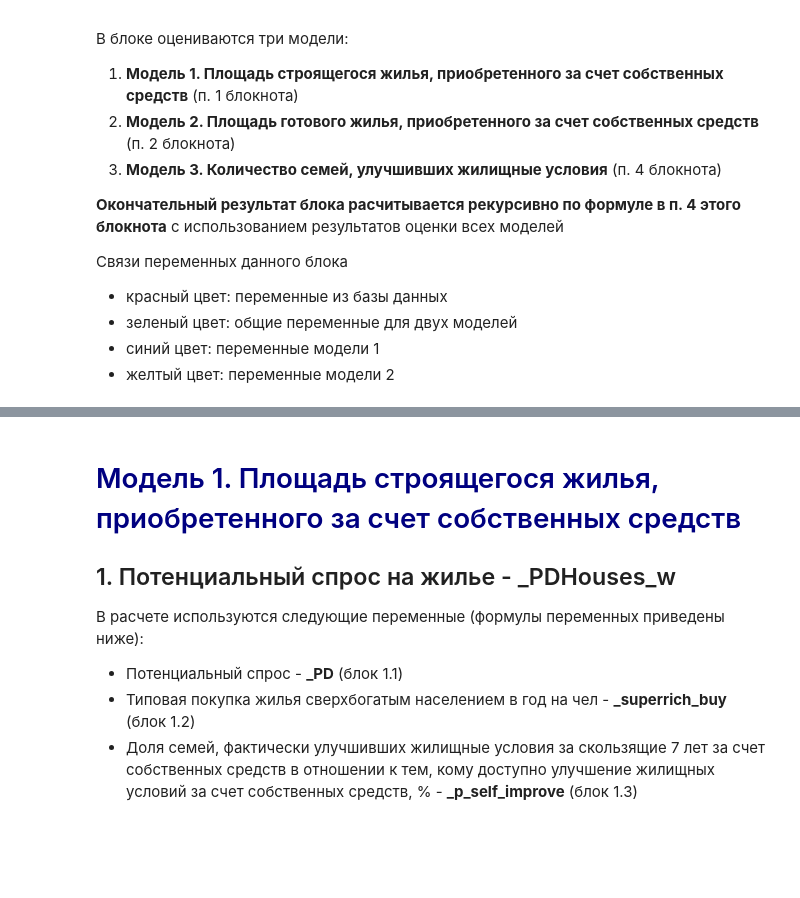
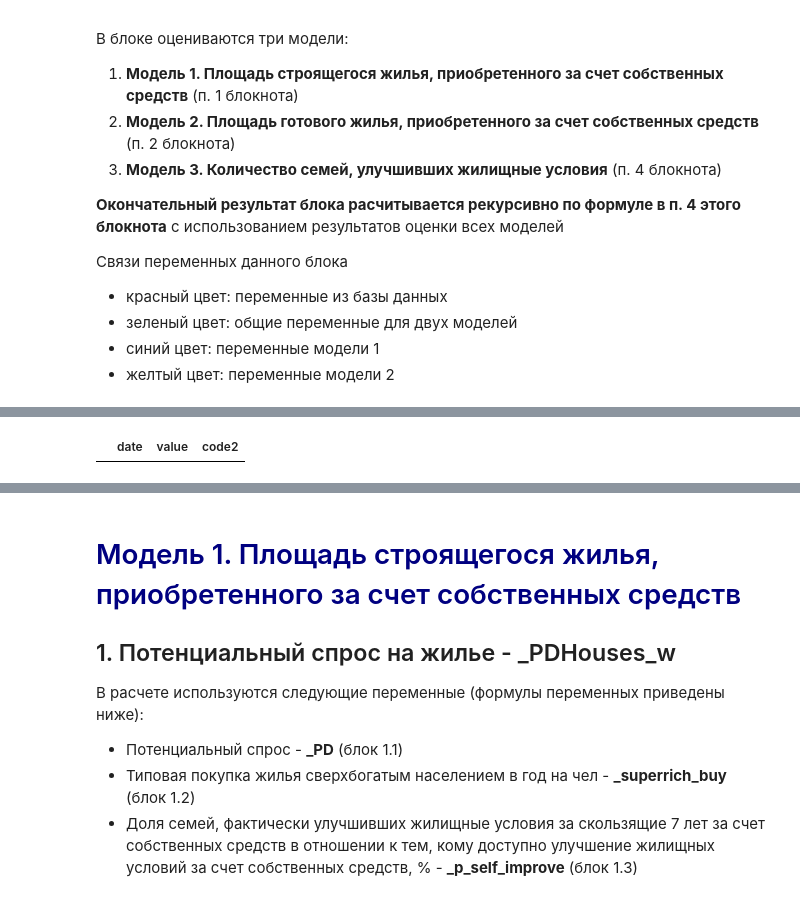
Before and after one commit to amsergeev/AIGK_j, a Jupyter notebook: DEMAND_OM_MODEL/demand_own_money_model.ipynb, the cells around one changed output, grey strips where cells are left out. Saved outputs shown, nothing was run; the diff lists cells and outputs as text; code cells hidden in the pictures; blank space fills up the shorter version.

```diff
--- a/DEMAND_OM_MODEL/demand_own_money_model.ipynb
+++ b/DEMAND_OM_MODEL/demand_own_money_model.ipynb
@@ -146,3 +149,8 @@ class demand_om:
+# %%
+pdfAct=(pd.read_sql(common.make_select_year_string(demand_om.lstYearCodes), con=conWork))#.pipe(common.make_frame))
+pdfAct[pdfAct[['date', 'code2']].duplicated(keep=False)]
+# %% [output]
+|  | date | value | code2 |
 # %%
 demand_om.MakeWorkFrame()
 # pdfWork#.sample(5).sort_index()
```
Also changed, not shown: parts of 19 cells of this notebook, 7 other files.
